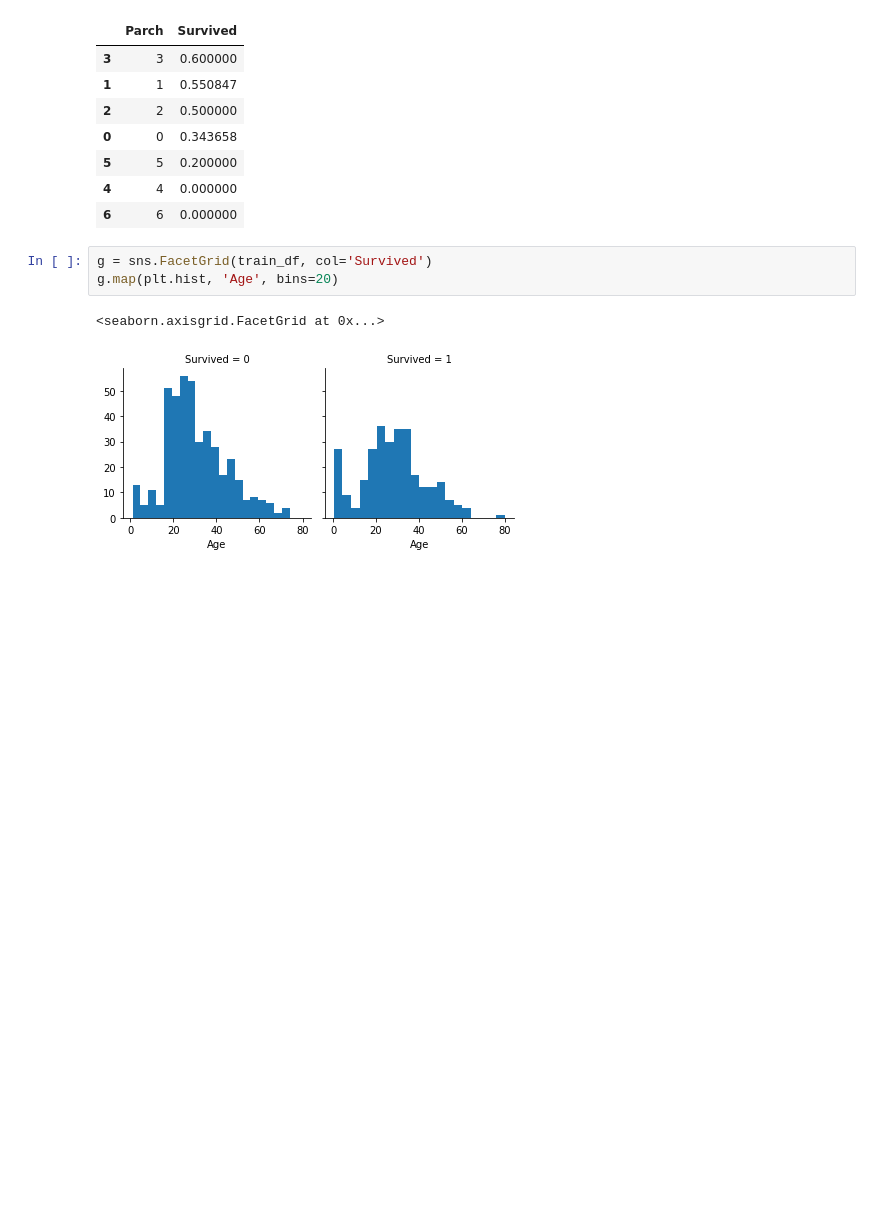
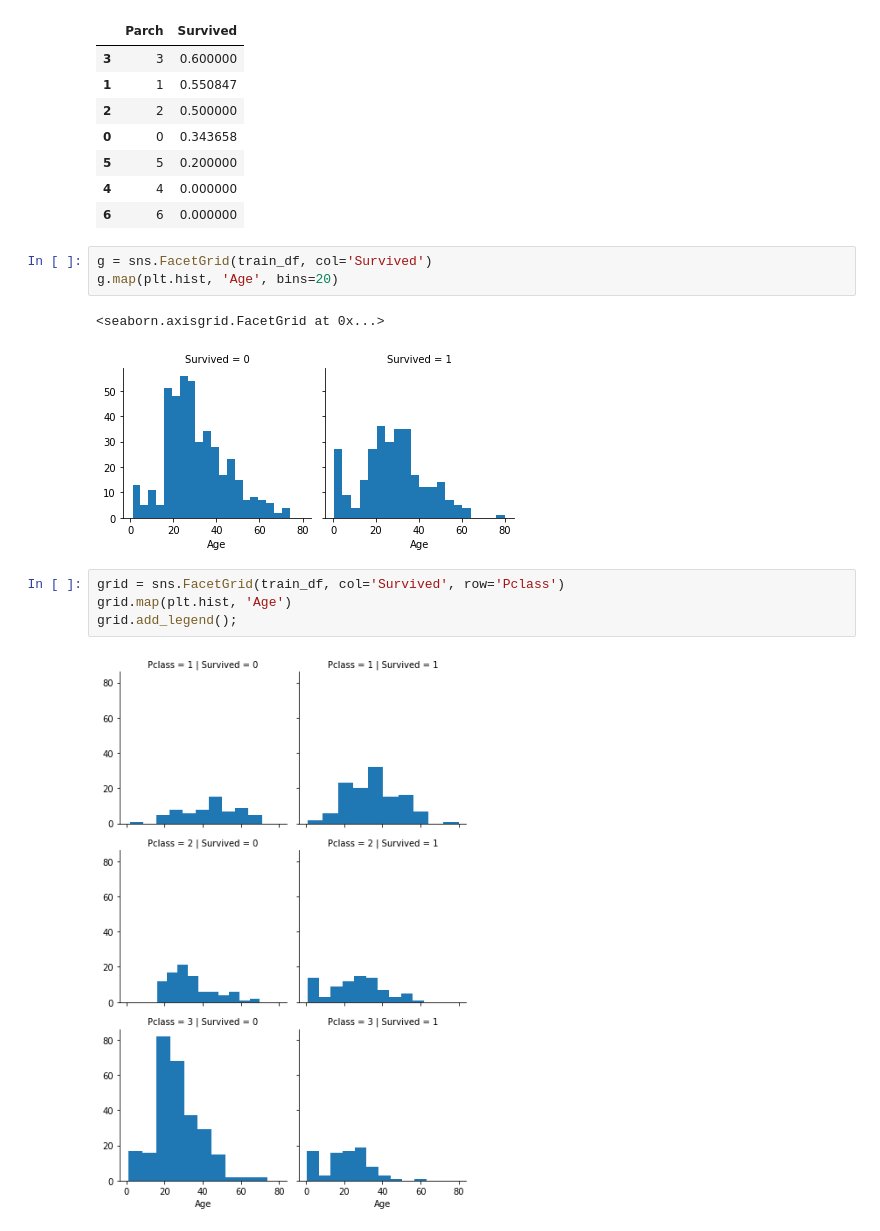
Before and after one commit to heenashree/DataAnalytics, a Jupyter notebook: Titanic Dataset/titanic.ipynb, the cells around one changed output. Saved outputs shown, nothing was run; the diff lists cells and outputs as text; blank space fills up the shorter version.

```diff
--- a/Titanic Dataset/titanic.ipynb
+++ b/Titanic Dataset/titanic.ipynb
@@ -102,3 +106,9 @@ g.map(plt.hist, 'Age', bins=20)
 # %% [output]
 <seaborn.axisgrid.FacetGrid at 0x...>
 [figure]
+# %%
+grid = sns.FacetGrid(train_df, col='Survived', row='Pclass')
+grid.map(plt.hist, 'Age')
+grid.add_legend();
+# %% [output]
+[figure, added]
```
Also changed, not shown: parts of 3 cells of this notebook.
